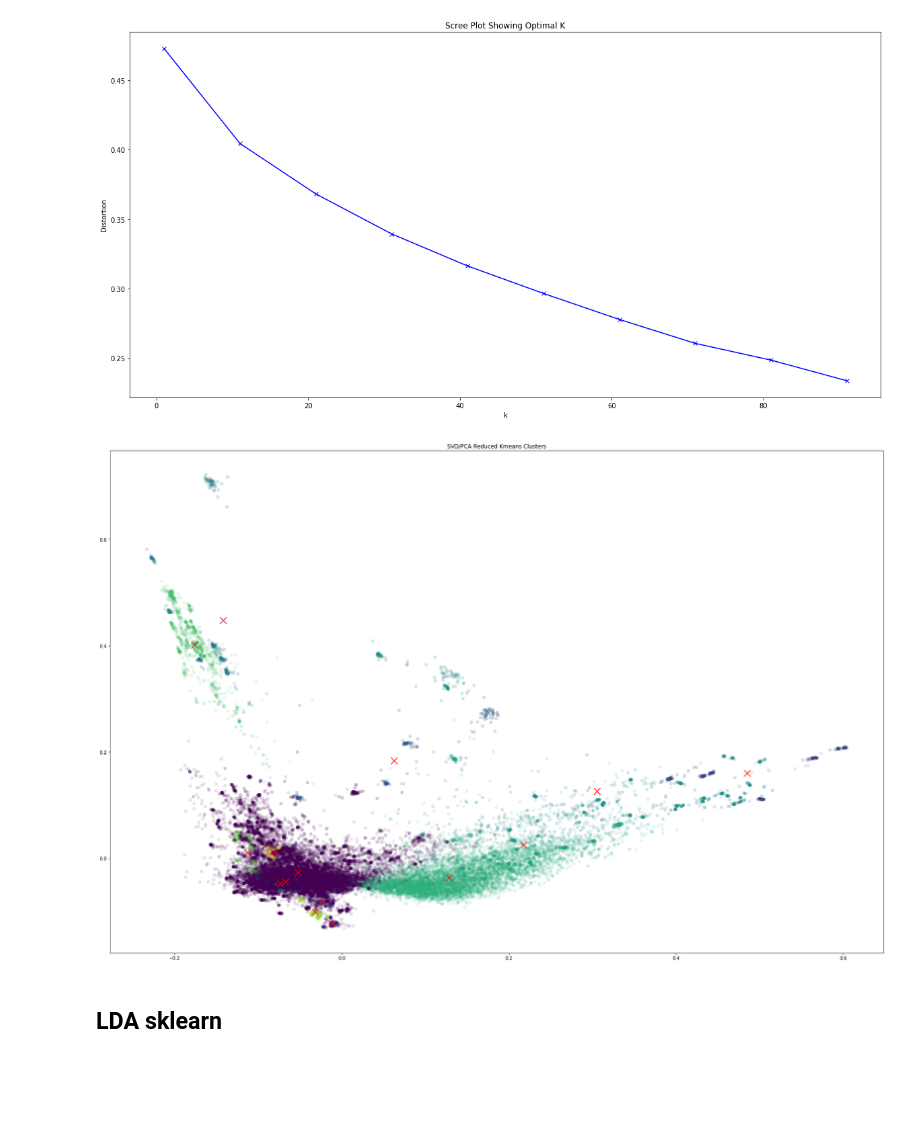
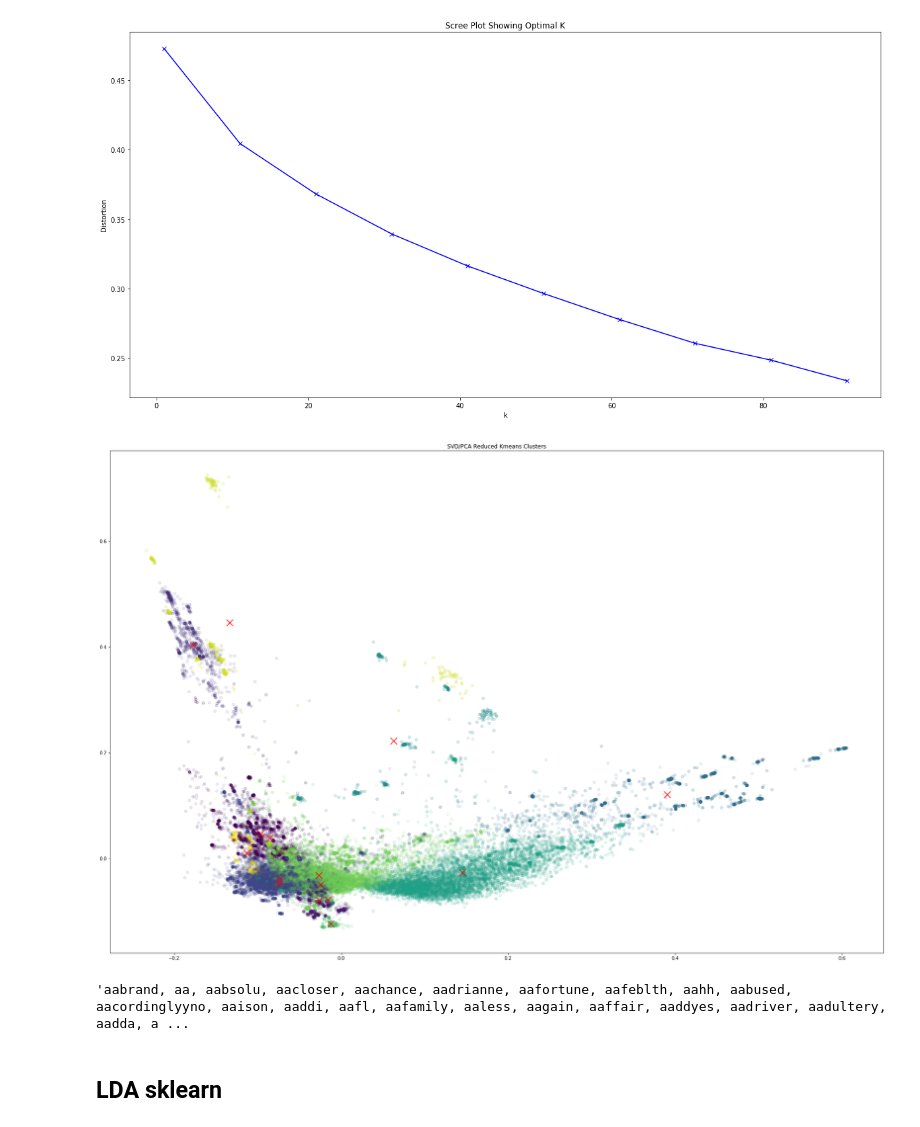
Before and after one commit to albertolovell/closed_caption_classifier, a Jupyter notebook: capstone.ipynb, the cells around one changed output. Cells and saved outputs as stored; diff of their text form; code cells hidden in the pictures; blank space fills up the shorter version.

```diff
--- a/capstone.ipynb
+++ b/capstone.ipynb
@@ -200,2 +262,4 @@ text = text.tolist()
+# %%
+cleaned = clean_and_return(text)
 # %%
 #including n_grams and max features
@@ -231,32 +299,41 @@ plt.show()
 # %% [output]
 [figure]
 # %%
-#with SVD and PCA for visualization
+#with SVD n=100 and PCA for visualization
 
 #without max_features
 vect = TfidfVectorizer(stop_words=stopwords.words('english'), lowercase=True)
-tfidf_model = vect.fit_transform(text)
+tfidf_model = vect.fit_transform(cleaned)
 
 svd1 = TruncatedSVD(n_components=100, n_iter=7, random_state=42)
 clf = svd1.fit_transform(tfidf_model)
 
 num_clusters = 15
 km = KMeans(n_clusters=num_clusters, n_jobs=-1)
 km.fit(clf)
 
 clusters = km.labels_.tolist()
 
 pca = PCA(n_components=2).fit(clf)
 data2D = pca.transform(clf)
 centers2D = pca.transform(km.cluster_centers_)
 
 plt.figure(figsize=(30,20))
 plt.scatter(data2D[:,0], data2D[:,1], c=clusters, alpha=0.1)
 plt.scatter(centers2D[:,0], centers2D[:,1], marker='x', s=200, linewidths=3, c='r')
 plt.title('SVD/PCA Reduced Kmeans Clusters')
 plt.show()
 # %% [output]
-[figure, old version]
+[figure, new version]
+# %%
+words = vect.get_feature_names()
+common_words = km.cluster_centers_.argsort()[:,-1:-500:-1]
+# for num, centroid in enumerate(common_words):
+#     print(str(num) + ' : ' + ', '.join(words[word] for word in centroid))
+check = (', '.join(words[word] for word in common_words[1]))
+check
+# %% [output]
+'aabrand, aa, aabsolu, aacloser, aachance, aadrianne, aafortune, aafeblth, aahh, aabused, aacordinglyyno, aaison, aaddi, aafl, aafamily, aaless, aagain, aaffair, aaddyes, aadriver, aadultery, aadda, a ...
 # %% [markdown]
 ## LDA sklearn
 # %%
```
Also changed, not shown: parts of 24 cells of this notebook, 2 other files.
